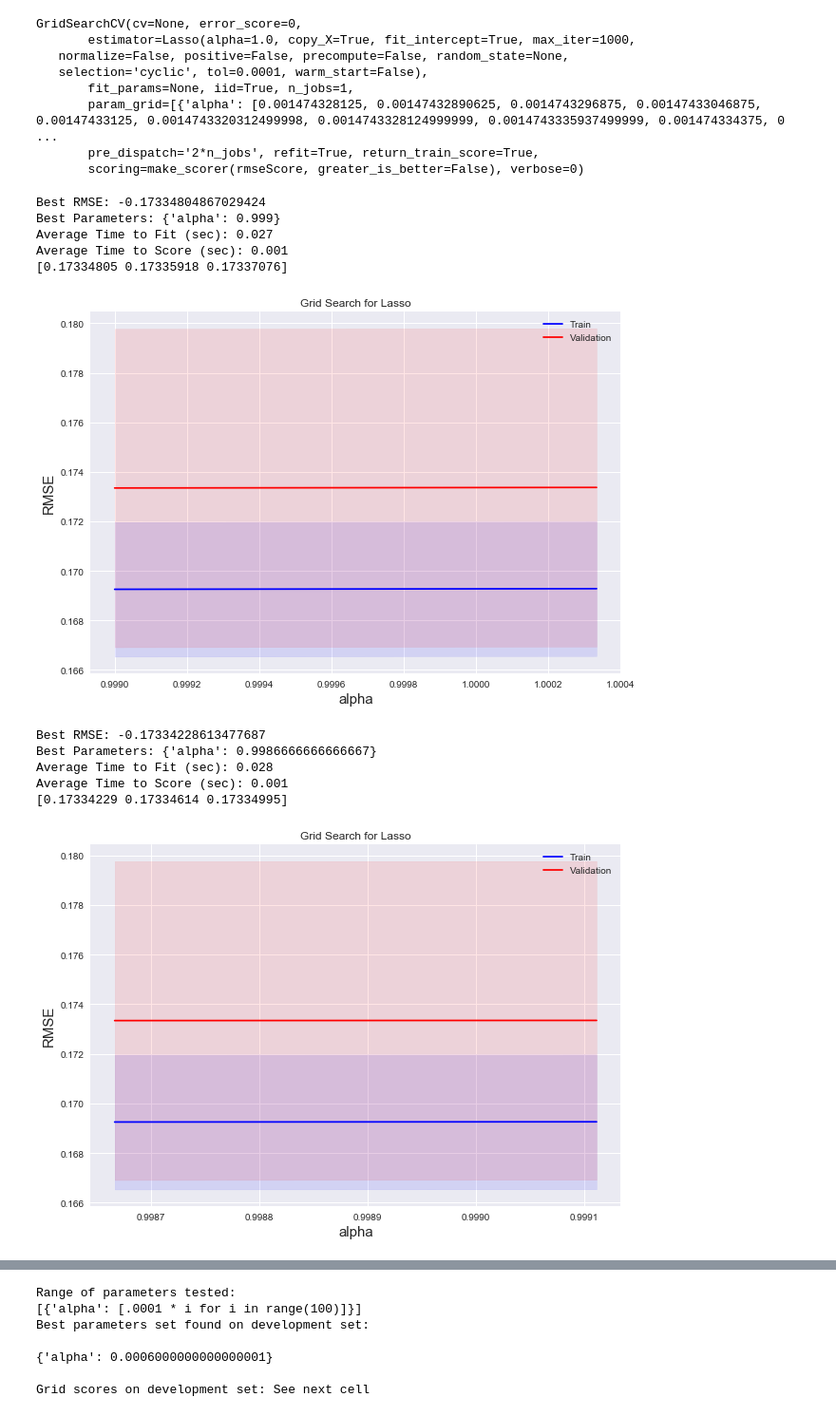
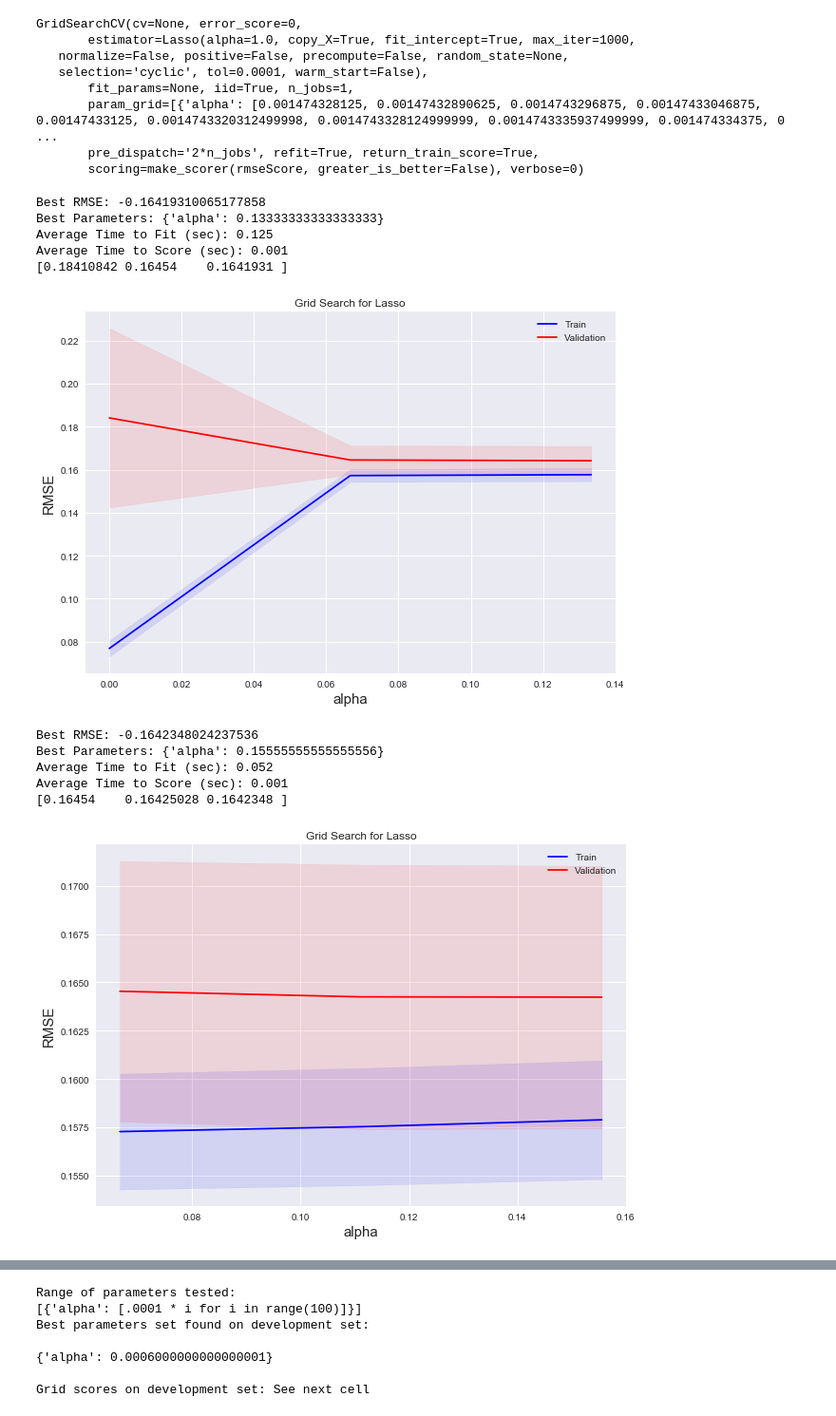
Before and after one commit to bircanfarro/Project_Makbi, a Jupyter notebook: LogarithmicSearch.ipynb, the cells around one changed output, grey strips where cells are left out. Shown at 95% size. Drawn from its saved outputs; the diff is of its cells as text; code cells hidden in the pictures.

Commit message:
update to log search

```diff
--- a/LogarithmicSearch.ipynb
+++ b/LogarithmicSearch.ipynb
@@ -319,10 +319,11 @@ Done, in the form of a Pandas DF. See <a href="#predictors">below</a>.
 <p><a name="tuning"></a></p>
 # %%
 tuning_parameters = "[{'alpha': [.0001 * i for i in range(100)]}]"
-lasso_tuning = bestModelFromGrid(model =Lasso(),
+l = Lasso()
+l.fit(X_train, y_train)
+lasso_tuning = bestModelFromGrid(l,
                 params = eval(tuning_parameters),
                 X= X_train, y= y_train)
-lasso_tuning.fit(X_train, y_train)
 
 #results = MS.cross_validate(estimator = lasso, X =X1, y =Y1, scoring ="neg_mean_squared_error", cv = n_folds)
 # %% [output]
@@ -394,7 +412,7 @@ def log_search(model, param_name, central_point, search_radius, X, y,splitting_f
     else:
 
         return (log_search(model=model, param_name=param_name, central_point = result.best_params_[param_name],
-                           search_radius=(search_radius/splitting_factor), splitting_factor=splitting_factor,
+                           search_radius=step, splitting_factor=splitting_factor,
                            allotted_minutes=allotted_minutes-seconds_elapsed/60,X=X, y=y,
                           tolerance=tolerance, prev_error=result.best_score_,requirements=requirements))
 # %%
@@ -472,17 +475,19 @@ GridSearchCV(cv=None, error_score=0,
        pre_dispatch='2*n_jobs', refit=True, return_train_score=True,
        scoring=make_scorer(rmseScore, greater_is_better=False), verbose=0)
 # %%
-lasso_search = log_search(Lasso(),'alpha', 1, search_radius = .001, X= X_train,y=np.log(y_train),splitting_factor=3,allotted_minutes=10)
+lasso_search = Lasso()
+lasso_search.fit(X_train, np.log(y_train))
+log_search(Lasso(),'alpha', .1, search_radius = .1, X= X_train,y=np.log(y_train),splitting_factor=3,allotted_minutes=10)
 # %% [output]
-Best RMSE: -0.17334804867029424
-Best Parameters: {'alpha': 0.999}
-Average Time to Fit (sec): 0.027
+Best RMSE: -0.16419310065177858
+Best Parameters: {'alpha': 0.13333333333333333}
+Average Time to Fit (sec): 0.125
 Average Time to Score (sec): 0.001
-[0.17334805 0.17335918 0.17337076]
+[0.18410842 0.16454    0.1641931 ]
-[figure, old version]
+[figure, new version]
-Best RMSE: -0.17334228613477687
-Best Parameters: {'alpha': 0.9986666666666667}
-Average Time to Fit (sec): 0.028
+Best RMSE: -0.1642348024237536
+Best Parameters: {'alpha': 0.15555555555555556}
+Average Time to Fit (sec): 0.052
 Average Time to Score (sec): 0.001
-[0.17334229 0.17334614 0.17334995]
+[0.16454    0.16425028 0.1642348 ]
-[figure, old version]
+[figure, new version]
```
Also changed, not shown: parts of 3 cells of this notebook.
